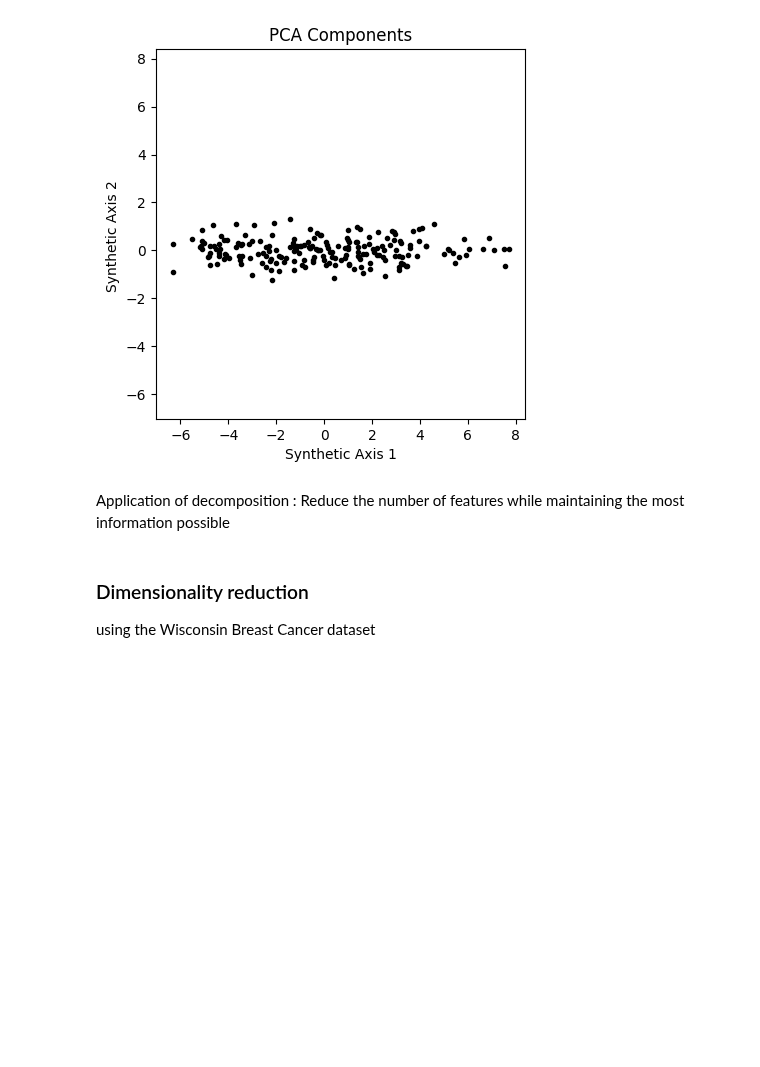
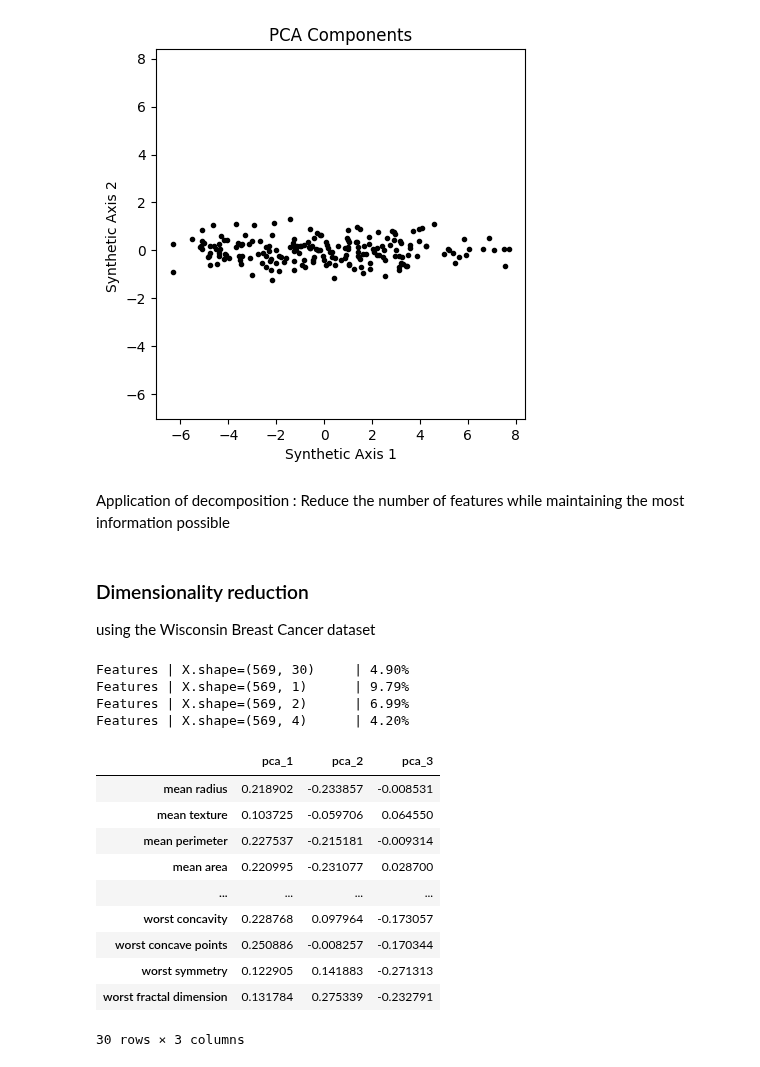
Before and after one commit to Bianchi446/data-cleaning, a Jupyter notebook: 07-feature-engineering.ipynb, the cells around one changed output. Cells and saved outputs as stored; diff of their text form; code cells hidden in the pictures; blank space fills up the shorter version.

```diff
--- a/07-feature-engineering.ipynb
+++ b/07-feature-engineering.ipynb
@@ -764,5 +764,5 @@ Application of decomposition : Reduce the number of features while maintaining t
 using the Wisconsin Breast Cancer dataset
 # %%
 cancer = load_breast_cancer()
-x_raw = StandardScaler().fit_transform(cancer.data)
+X_raw = StandardScaler().fit_transform(cancer.data)
 y = cancer.target
@@ -768,0 +773,30 @@ y = cancer.target
+# %%
+for X in (X_raw, X_pca1, X_pca2, X_pca4):
+    X_train, X_test, y_train, y_test = (
+        train_test_split(X, y, random_state=1))
+    model = KNeighborsClassifier().fit(X_train, y_train)
+    accuracy = model.score(X_test, y_test)
+    error_rate = 100*(1-accuracy)
+    print(f"Features | {X.shape=}\t | {error_rate:.2f}%")
+# %% [output]
+Features | X.shape=(569, 30)     | 4.90%
+Features | X.shape=(569, 1)      | 9.79%
+Features | X.shape=(569, 2)      | 6.99%
+Features | X.shape=(569, 4)      | 4.20%
+# %%
+pca3 = PCA(n_components=3).fit(X_raw)
+pd.DataFrame(pca3.components_.T,
+    index=cancer.feature_names,
+    columns=['pca_1', 'pca_2', 'pca_3'])
+# %% [output]
+|  | pca_1 | pca_2 | pca_3 |
+| mean radius | 0.218902 | -0.233857 | -0.008531 |
+| mean texture | 0.103725 | -0.059706 | 0.064550 |
+| mean perimeter | 0.227537 | -0.215181 | -0.009314 |
+| mean area | 0.220995 | -0.231077 | 0.028700 |
+| ... | ... | ... | ... |
+| worst concavity | 0.228768 | 0.097964 | -0.173057 |
+| worst concave points | 0.250886 | -0.008257 | -0.170344 |
+| worst symmetry | 0.122905 | 0.141883 | -0.271313 |
+| worst fractal dimension | 0.131784 | 0.275339 | -0.232791 |
+30 rows × 3 columns
```
Also changed, not shown: parts of 6 cells of this notebook, 3 other files.
